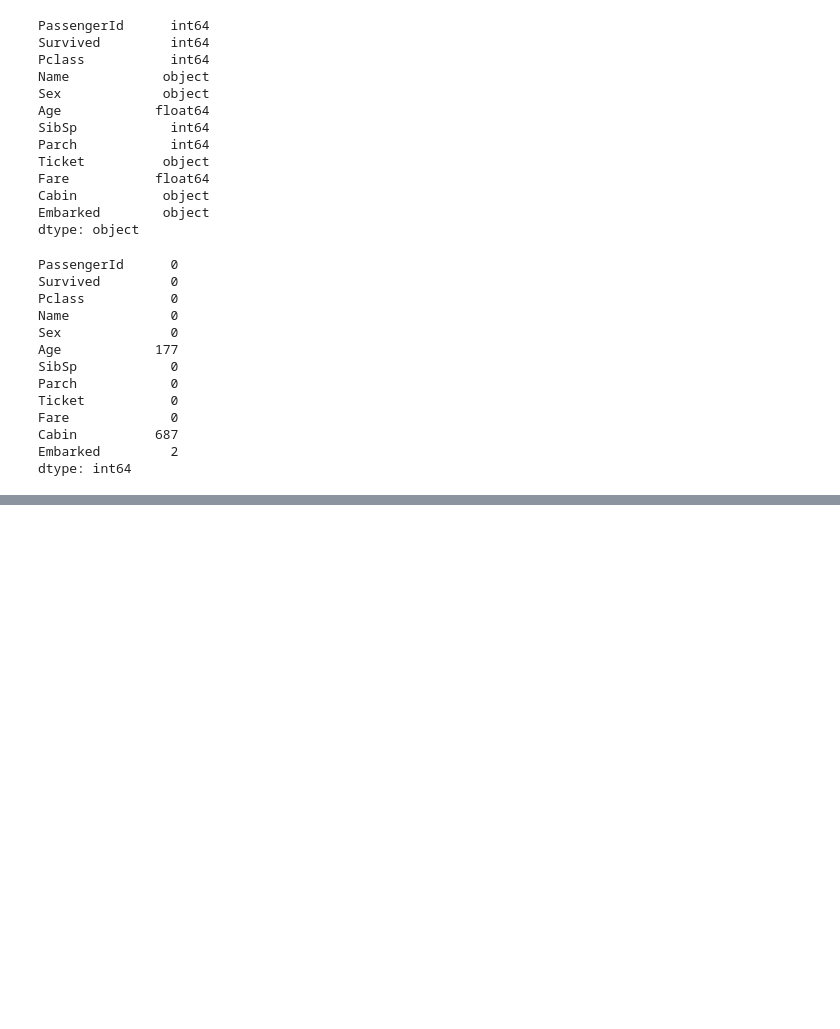
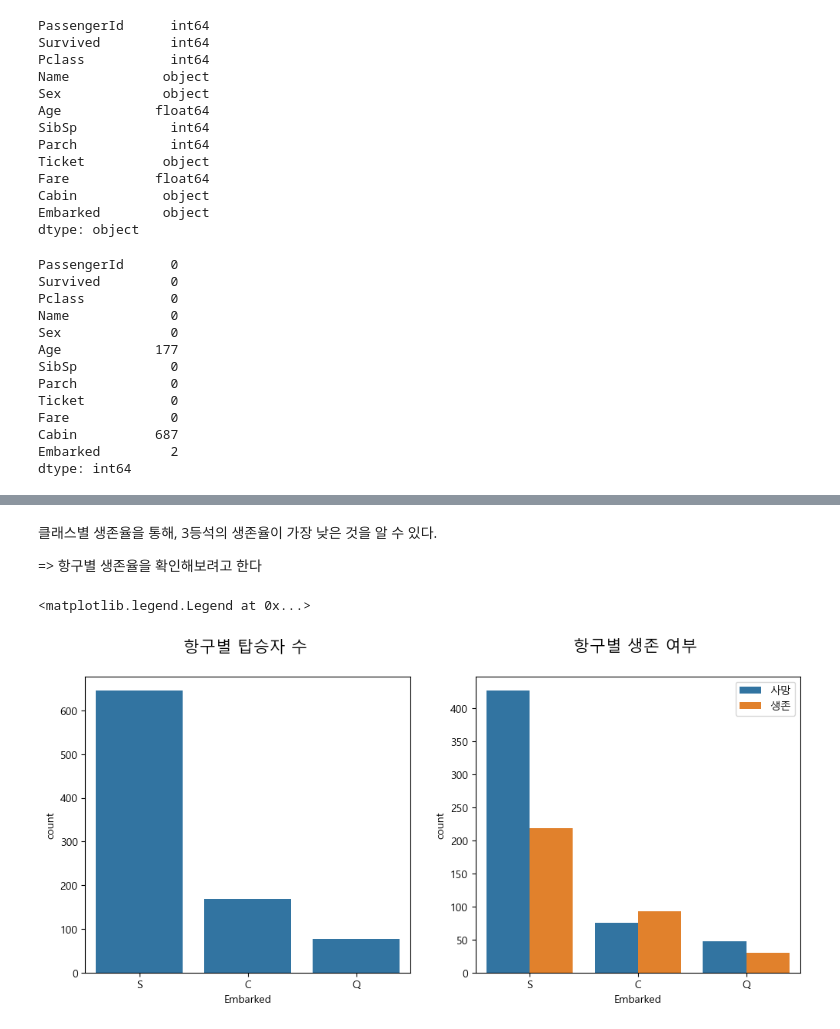
Before and after one commit to taelyne/titanic, a Jupyter notebook: titanic_3.ipynb, the cells around one changed output, grey strips where cells are left out. Saved outputs shown, nothing was run; the diff lists cells and outputs as text; code cells hidden in the pictures; blank space fills up the shorter version.

```diff
--- a/titanic_3.ipynb
+++ b/titanic_3.ipynb
@@ -74,0 +91,17 @@ print('\n변환 후: \n',dummies.head())
+# %% [markdown]
+클래스별 생존율을 통해, 3등석의 생존율이 가장 낮은 것을 알 수 있다.
+
+=> 항구별 생존율을 확인해보려고 한다
+# %%
+# 2. 항구별 탑승객들 티켓 클래스
+fig, axes = plt.subplots(1, 2, figsize=(12, 5))
+
+axes[0].set_title("항구별 탑승자 수 \n", size=15)
+sns.countplot(x="Embarked", data=train, ax=axes[0])
+
+axes[1].set_title("항구별 생존 여부 \n", size=15)
+sns.countplot(x="Embarked", hue="Survived", data=train, ax=axes[1])
+axes[1].legend(labels = ['사망', '생존'])
+# %% [output]
+<matplotlib.legend.Legend at 0x...>
+[figure, added]
```
Also changed, not shown: parts of 24 cells of this notebook.
